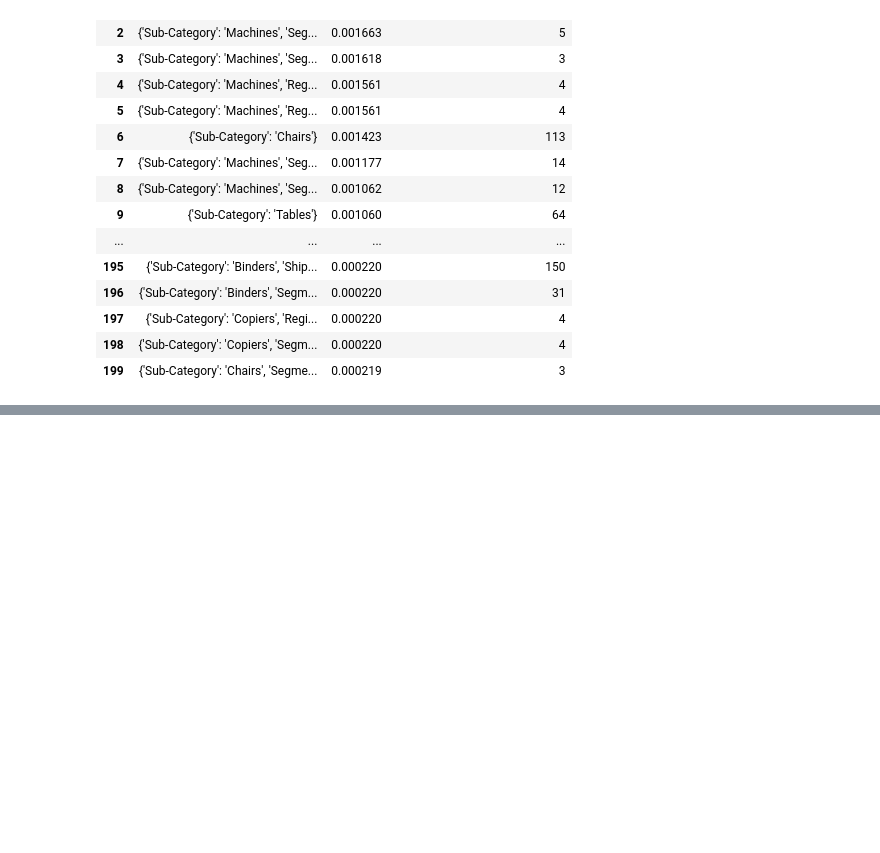
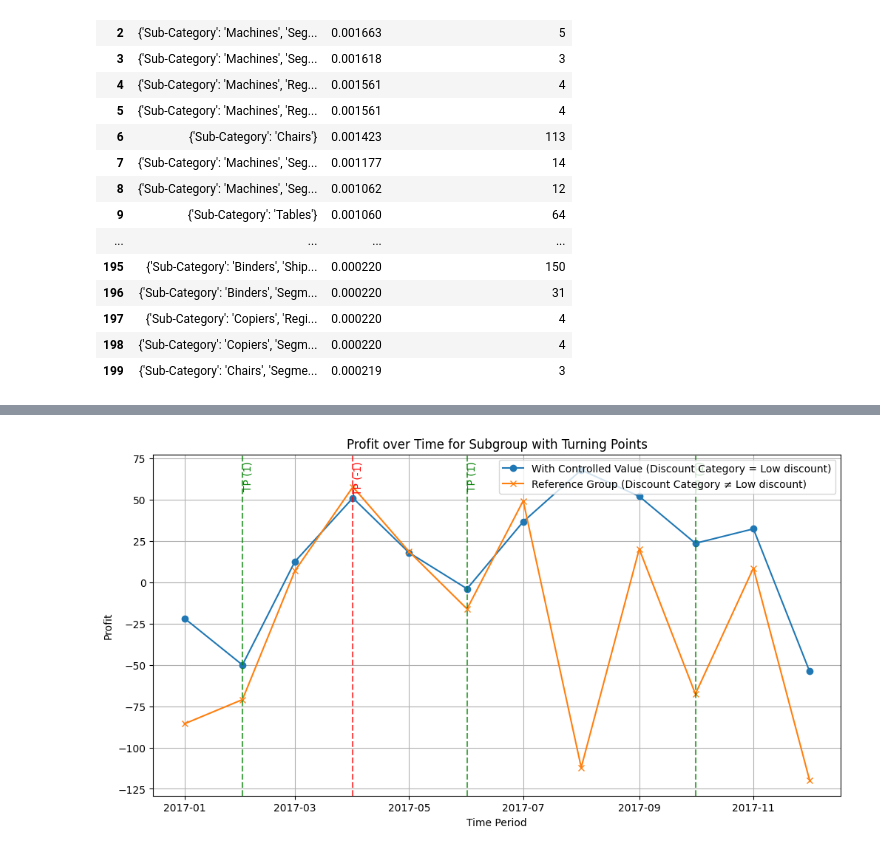
Before and after one commit to mauritzvanlingen/RTiDM-groep-2, a Jupyter notebook: subgroup_discovery.ipynb, the cells around one changed output, grey strips where cells are left out. Cells and saved outputs as stored; diff of their text form; code cells hidden in the pictures; blank space fills up the shorter version.

```diff
--- a/subgroup_discovery.ipynb
+++ b/subgroup_discovery.ipynb
@@ -463,0 +455,14 @@ Skipping empty subgroup or reference group
+# %%
+
+# Filter the dataframe where Quality is at least 1 and at most 3 NaN values in Indicator Values
+filtered_subgroups = subgroup_details_df_sorted[
+    (subgroup_details_df_sorted['Quality'] >= 1) &
+    (subgroup_details_df_sorted['Indicator Values'].apply(lambda x: np.isnan(x).sum() <= 4))
+]
+
+# Count the number of rows that meet the conditions
+num_filtered_rows = filtered_subgroups.shape[0]
+
+# Display the filtered DataFrame and the number of rows
+print(f"Number of rows after filtering: {num_filtered_rows}")
+filtered_subgroups
@@ -563,0 +609,74 @@ See the caveats in the documentation: https://pandas.pydata.org/pandas-docs/stab
+# %%
+import pandas as pd
+import numpy as np
+import matplotlib.pyplot as plt
+
+# Ensure 'Order Date' is in datetime format and create 'Time Period' column
+test_data['Order Date'] = pd.to_datetime(test_data['Order Date'])
+test_data['Time Period'] = test_data['Order Date'].dt.to_period('M')  # 'M' for months, 'W' for weeks
+
+# Define the complete time index for consistent time periods
+complete_time_index = pd.period_range(start=test_data['Time Period'].min(), end=test_data['Time Period'].max(), freq='M')
+
+# Extract the desired subgroup from the sorted DataFrame
+first_row = filtered_subgroups.iloc[0]  # Adjust the index as needed
+attributes = first_row['Attributes']
+A_S_t = first_row['Discount Category']  # The controlled variable value
+controllable_attributes = 'Discount Category'  # The controllable attribute
+target_attribute = 'Profit'  # The target variable for analysis
+
+# Create mask matching all subgroup attributes (including controllable attribute)
+mask = np.ones(len(test_data), dtype=bool)
+for attr, value in attributes.items():
+    mask &= (test_data[attr] == value)
+data_with_controlled_value = test_data[mask]
+
+# Reference data: data matching subgroup attributes except controllable attribute, and controllable attribute not equal to A_S_t
+mask_reference = np.ones(len(test_data), dtype=bool)
+for attr, value in attributes.items():
+    if attr != controllable_attributes:
+        mask_reference &= (test_data[attr] == value)
+data_without_controlled_value = test_data[mask_reference & (test_data[controllable_attributes] != A_S_t)]
+
+# Group the data by 'Time Period' and calculate the mean of the target attribute
+grouped_with = data_with_controlled_value.groupby('Time Period')[target_attribute].mean().reindex(complete_time_index, fill_value=np.nan)
+grouped_without = data_without_controlled_value.groupby('Time Period')[target_attribute].mean().reindex(complete_time_index, fill_value=np.nan)
+
+# Extract the indicator values and turning points
+indicator_values = first_row['Indicator Values']
+turning_points = first_row['Turning Points']
+
+# Create a DataFrame for indicator values
+indicator_df = pd.DataFrame({
+    'Time Period': complete_time_index,
+    'Indicator Value': indicator_values
+})
+indicator_df.set_index('Time Period', inplace=True)
+
+# Plot the target attribute over time for both datasets
+plt.figure(figsize=(12, 6))
+plt.plot(grouped_with.index.to_timestamp(), grouped_with.values, marker='o', label=f"With Controlled Value ({controllable_attributes} = {A_S_t})")
+plt.plot(grouped_without.index.to_timestamp(), grouped_without.values, marker='x', label=f"Reference Group ({controllable_attributes} ≠ {A_S_t})")
+
+# Plot vertical lines at the turning point periods
+for tp in turning_points:
+    index, value = tp  # index in indicator_values
+    time_period = complete_time_index[index].to_timestamp()
+    # Choose color based on the turning point value
+    if value == 1:
+        color = 'green'  # Positive turning point
+    elif value == -1:
+        color = 'red'    # Negative turning point
+    else:
+        color = 'grey'   # Neutral
+    plt.axvline(x=time_period, color=color, linestyle='--', alpha=0.7)
+    # Optionally, annotate the turning point
+    plt.text(time_period, plt.ylim()[1]*0.95, f'TP ({value})', rotation=90, verticalalignment='top', color=color)
+
+plt.xlabel('Time Period')
+plt.ylabel(target_attribute)
+plt.title('Profit over Time for Subgroup with Turning Points')
+plt.legend()
+plt.grid(True)
+plt.show()
+# %% [output]
@@ -563,0 +693 @@ See the caveats in the documentation: https://pandas.pydata.org/pandas-docs/stab
+[figure, added]
```
Also changed, not shown: parts of 13 cells of this notebook.
